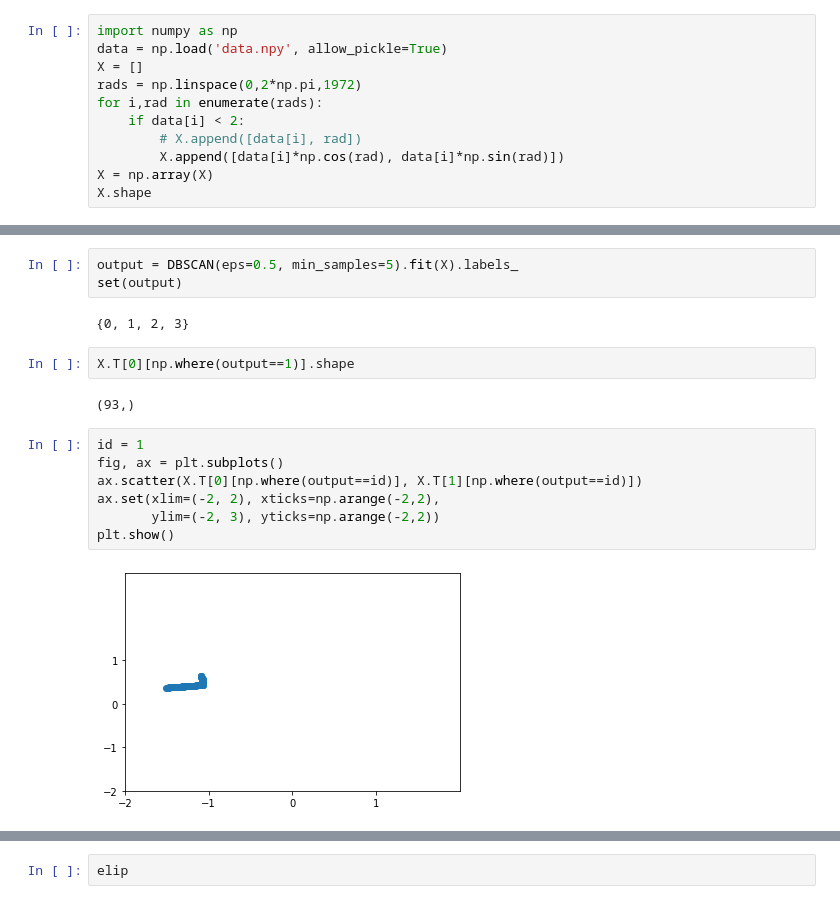
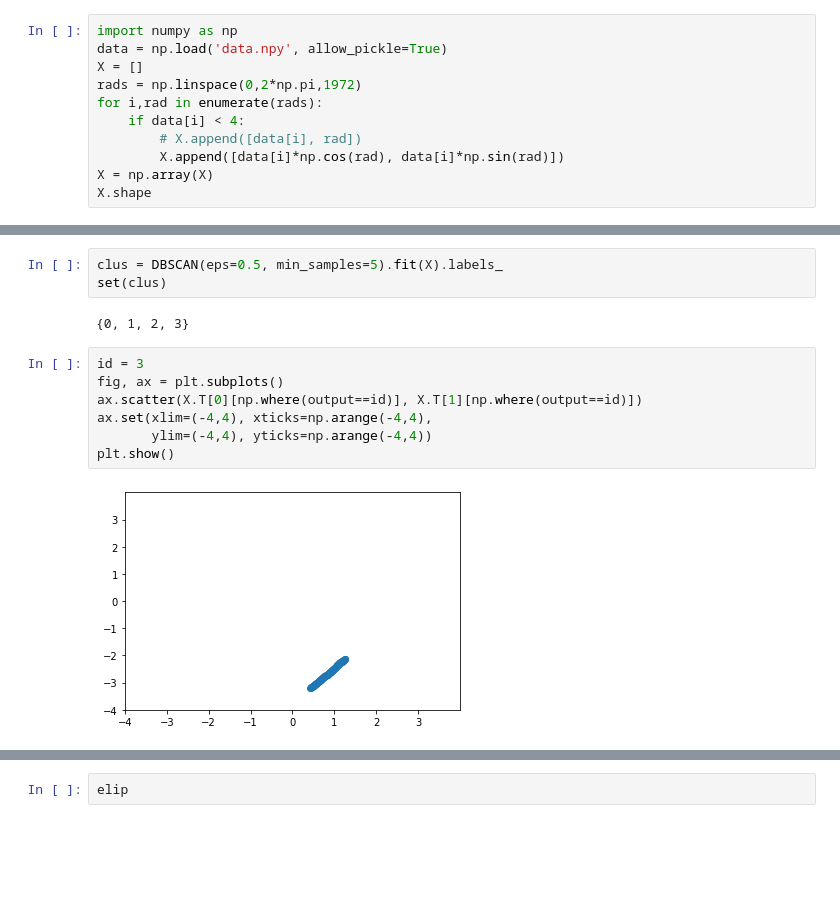
Before and after one commit to PhiDCH/mpc_isaac_sim, a Jupyter notebook: test1.ipynb, the cells around one changed output, grey strips where cells are left out. Saved outputs shown, nothing was run; the diff lists cells and outputs as text; blank space fills up the shorter version.

```diff
--- a/test1.ipynb
+++ b/test1.ipynb
@@ -82,7 +82,7 @@ data = np.load('data.npy', allow_pickle=True)
 X = []
 rads = np.linspace(0,2*np.pi,1972)
 for i,rad in enumerate(rads):
-    if data[i] < 2:
+    if data[i] < 4:
         # X.append([data[i], rad])
         X.append([data[i]*np.cos(rad), data[i]*np.sin(rad)])
 X = np.array(X)
@@ -104,18 +106,14 @@ plt.show()
 # %%
-output = DBSCAN(eps=0.5, min_samples=5).fit(X).labels_
-set(output)
+clus = DBSCAN(eps=0.5, min_samples=5).fit(X).labels_
+set(clus)
 # %% [output]
 {0, 1, 2, 3}
-# %%
-X.T[0][np.where(output==1)].shape
-# %% [output]
-(93,)
 # %%
-id = 1
+id = 3
 fig, ax = plt.subplots()
 ax.scatter(X.T[0][np.where(output==id)], X.T[1][np.where(output==id)])
-ax.set(xlim=(-2, 2), xticks=np.arange(-2,2),
-       ylim=(-2, 3), yticks=np.arange(-2,2))
+ax.set(xlim=(-4,4), xticks=np.arange(-4,4),
+       ylim=(-4,4), yticks=np.arange(-4,4))
 plt.show()
 # %% [output]
-[figure, old version]
+[figure, new version]
```
Also changed, not shown: parts of 12 cells of this notebook, 2 other files.
